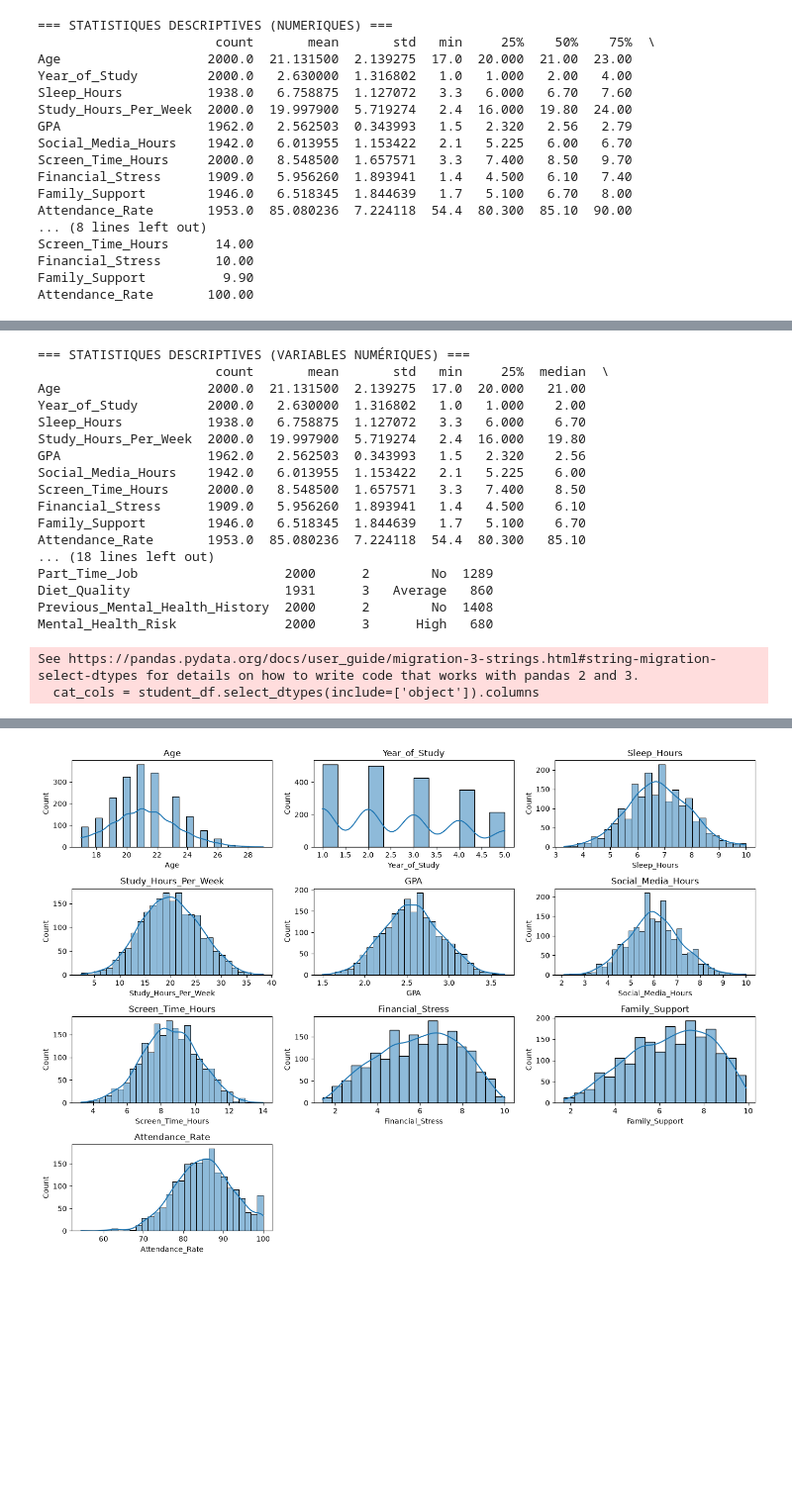
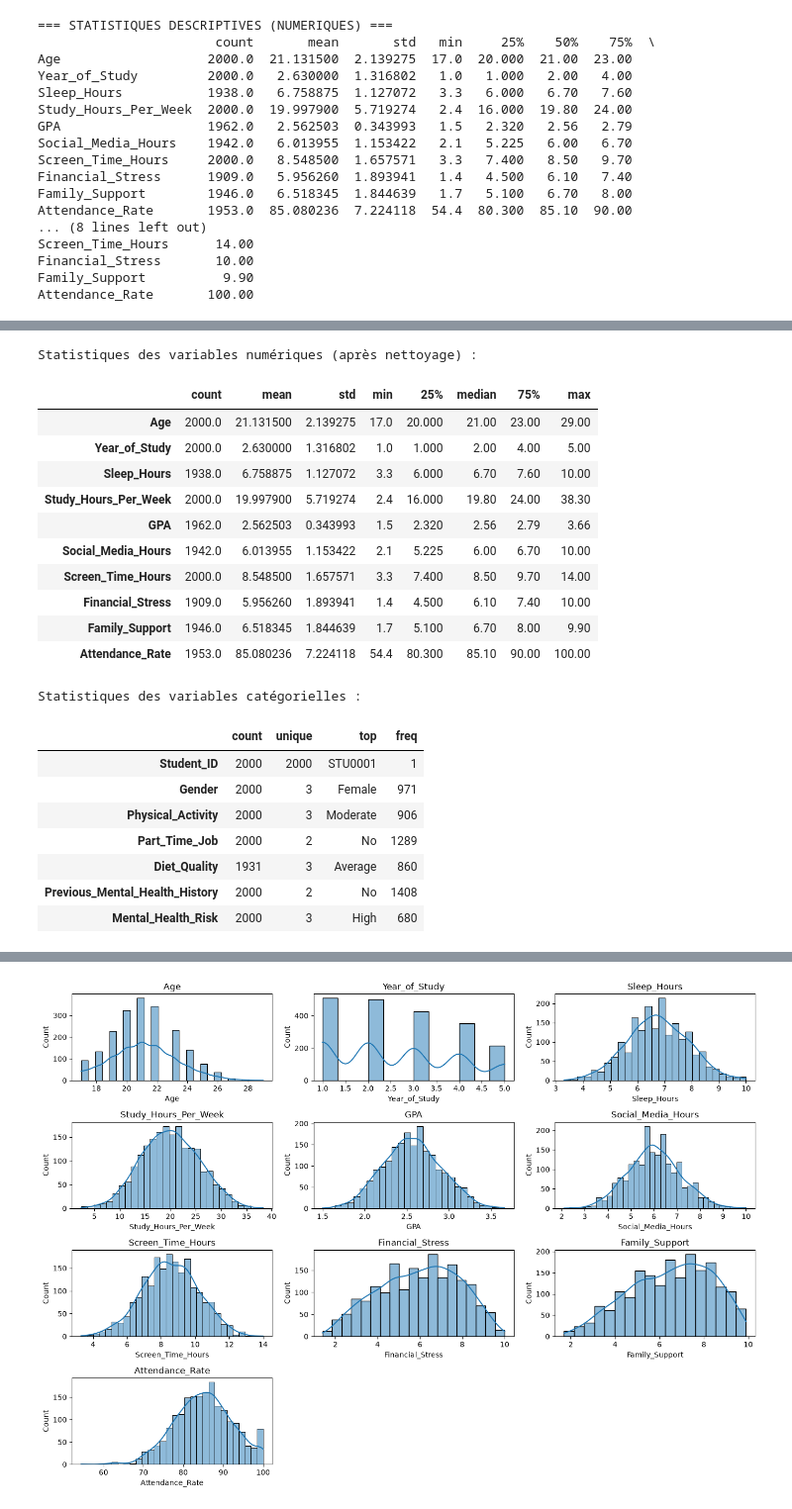
Before and after one commit to MouadBoumahdi/Student-Mental-Health, a Jupyter notebook: notebooks/01_eda.ipynb, the cells around one changed output, grey strips where cells are left out. Shown at 99% size. Saved outputs shown, nothing was run; the diff lists cells and outputs as text; code cells hidden in the pictures; blank space fills up the shorter version.

```diff
--- a/notebooks/01_eda.ipynb
+++ b/notebooks/01_eda.ipynb
@@ -167,41 +147,36 @@ Attendance_Rate (12 outliers) : [54.4, 61.1, 61.8, 61.9, 62.4, 62.5, 62.5, 62.8,
 # %%
 num_stats = student_df[num_cols].describe().T
 num_stats['median'] = student_df[num_cols].median()
-
-# Réordonner les colonnes pour une meilleure lisibilité
 num_stats = num_stats[['count', 'mean', 'std', 'min', '25%', 'median', '75%', 'max']]
 
-print("=== STATISTIQUES DESCRIPTIVES (VARIABLES NUMÉRIQUES) ===")
-print(num_stats)
+print("Statistiques des variables numériques (après nettoyage) :")
+display(num_stats)
 
-# -------------------------------------------------------------------------
-# B. Statistiques Descriptives Catégorielles (Fréquences & Modes)
-# -------------------------------------------------------------------------
-cat_cols = student_df.select_dtypes(include=['object']).columns
-cat_stats = student_df[cat_cols].describe().T
-
-print("\n=== STATISTIQUES DESCRIPTIVES (VARIABLES CATÉGORIELLES) ===")
-print(cat_stats)
+cat_cols = student_df.select_dtypes(exclude=['number']).columns
+print("\nStatistiques des variables catégorielles :")
+display(student_df[cat_cols].describe().T)
 # %% [output]
-=== STATISTIQUES DESCRIPTIVES (VARIABLES NUMÉRIQUES) ===
-                       count       mean       std   min     25%  median  \
-Age                   2000.0  21.131500  2.139275  17.0  20.000   21.00
-Year_of_Study         2000.0   2.630000  1.316802   1.0   1.000    2.00
-Sleep_Hours           1938.0   6.758875  1.127072   3.3   6.000    6.70
-Study_Hours_Per_Week  2000.0  19.997900  5.719274   2.4  16.000   19.80
-GPA                   1962.0   2.562503  0.343993   1.5   2.320    2.56
-Social_Media_Hours    1942.0   6.013955  1.153422   2.1   5.225    6.00
-Screen_Time_Hours     2000.0   8.548500  1.657571   3.3   7.400    8.50
-Financial_Stress      1909.0   5.956260  1.893941   1.4   4.500    6.10
-Family_Support        1946.0   6.518345  1.844639   1.7   5.100    6.70
-Attendance_Rate       1953.0  85.080236  7.224118  54.4  80.300   85.10
-... (18 lines left out)
-Part_Time_Job                   2000      2        No  1289
-Diet_Quality                    1931      3   Average   860
-Previous_Mental_Health_History  2000      2        No  1408
-Mental_Health_Risk              2000      3      High   680
+Statistiques des variables numériques (après nettoyage) :
+|  | count | mean | std | min | 25% | median | 75% | max |
+| Age | 2000.0 | 21.131500 | 2.139275 | 17.0 | 20.000 | 21.00 | 23.00 | 29.00 |
+| Year_of_Study | 2000.0 | 2.630000 | 1.316802 | 1.0 | 1.000 | 2.00 | 4.00 | 5.00 |
+| Sleep_Hours | 1938.0 | 6.758875 | 1.127072 | 3.3 | 6.000 | 6.70 | 7.60 | 10.00 |
+| Study_Hours_Per_Week | 2000.0 | 19.997900 | 5.719274 | 2.4 | 16.000 | 19.80 | 24.00 | 38.30 |
+| GPA | 1962.0 | 2.562503 | 0.343993 | 1.5 | 2.320 | 2.56 | 2.79 | 3.66 |
+| Social_Media_Hours | 1942.0 | 6.013955 | 1.153422 | 2.1 | 5.225 | 6.00 | 6.70 | 10.00 |
+| Screen_Time_Hours | 2000.0 | 8.548500 | 1.657571 | 3.3 | 7.400 | 8.50 | 9.70 | 14.00 |
+| Financial_Stress | 1909.0 | 5.956260 | 1.893941 | 1.4 | 4.500 | 6.10 | 7.40 | 10.00 |
+| Family_Support | 1946.0 | 6.518345 | 1.844639 | 1.7 | 5.100 | 6.70 | 8.00 | 9.90 |
+| Attendance_Rate | 1953.0 | 85.080236 | 7.224118 | 54.4 | 80.300 | 85.10 | 90.00 | 100.00 |
-See https://pandas.pydata.org/docs/user_guide/migration-3-strings.html#string-migration-select-dtypes for details on how to write code that works with pandas 2 and 3.
-  cat_cols = student_df.select_dtypes(include=['object']).columns
+Statistiques des variables catégorielles :
+|  | count | unique | top | freq |
+| Student_ID | 2000 | 2000 | STU0001 | 1 |
+| Gender | 2000 | 3 | Female | 971 |
+| Physical_Activity | 2000 | 3 | Moderate | 906 |
+| Part_Time_Job | 2000 | 2 | No | 1289 |
+| Diet_Quality | 1931 | 3 | Average | 860 |
+| Previous_Mental_Health_History | 2000 | 2 | No | 1408 |
+| Mental_Health_Risk | 2000 | 3 | High | 680 |
 # %%
 print(student_df['Mental_Health_Risk'].value_counts())
 
```
Also changed, not shown: parts of 7 cells of this notebook, 4 other files.
